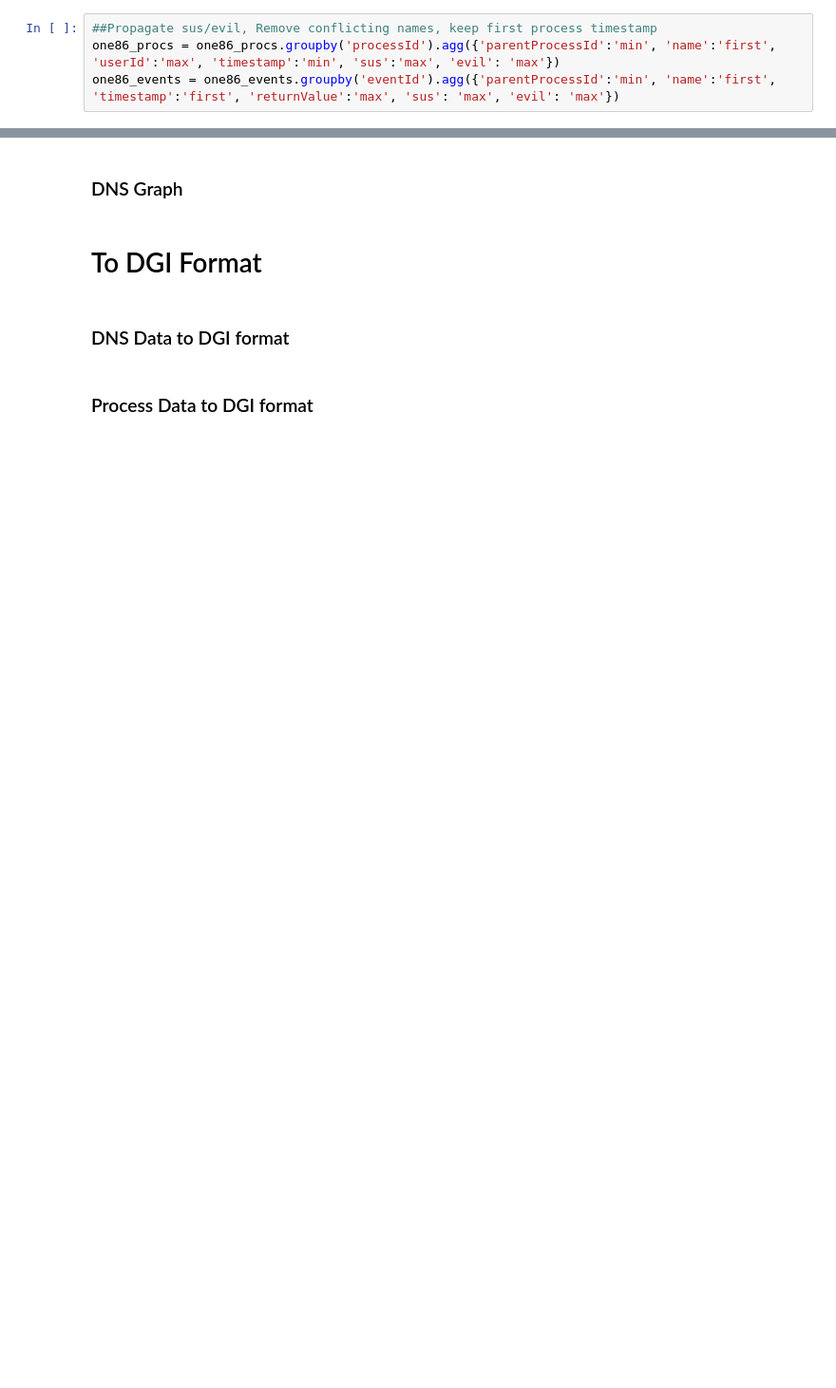
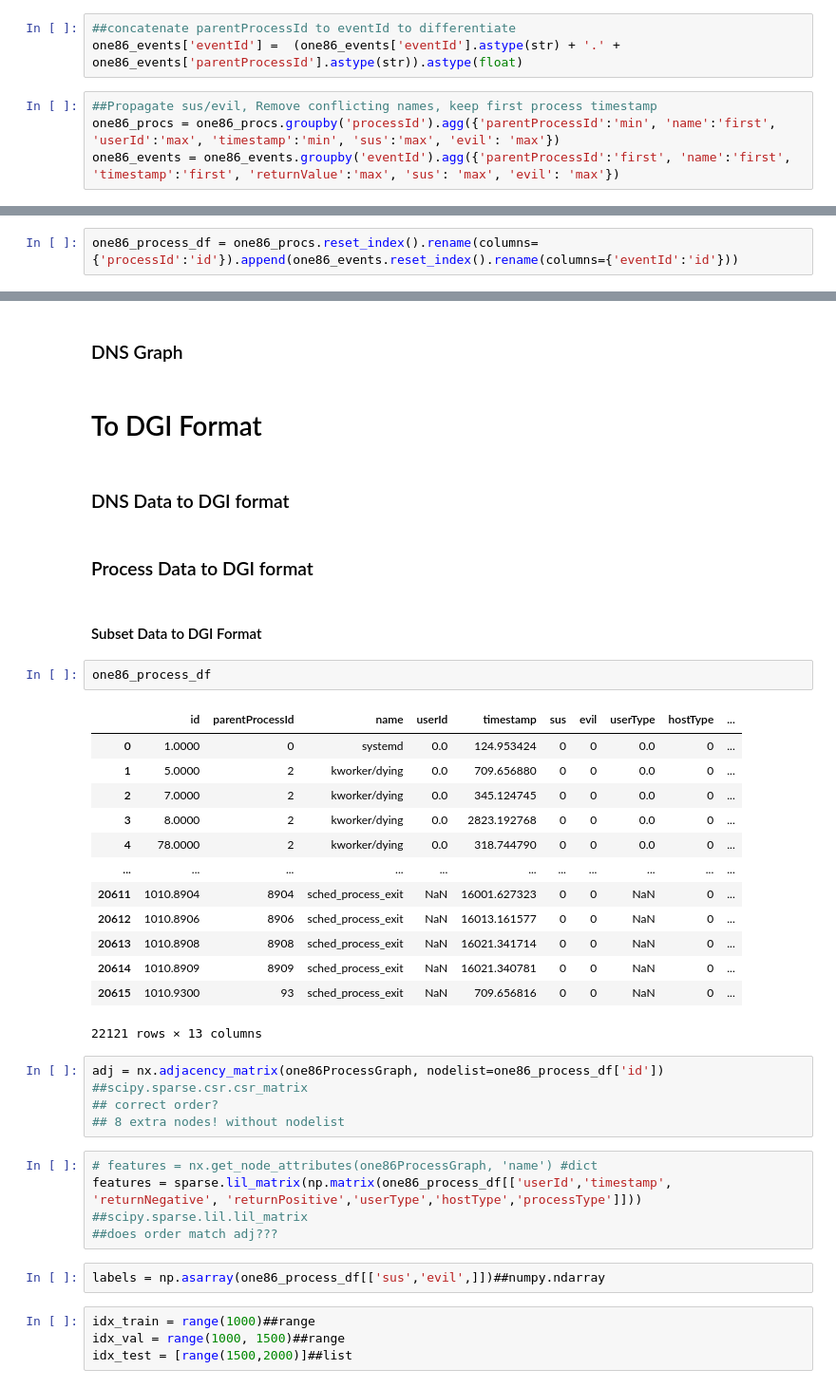
Before and after one commit to BishalLakha/BETH_data_analysis, a Jupyter notebook: saras_beth_processing.ipynb, the cells around one changed output, grey strips where cells are left out. Shown at 95% size. Saved outputs shown, nothing was run; the diff lists cells and outputs as text; blank space fills up the shorter version.

```diff
--- a/saras_beth_processing.ipynb
+++ b/saras_beth_processing.ipynb
@@ -273,5 +141,8 @@ Length: 713867, dtype: int64
+# %%
+##concatenate parentProcessId to eventId to differentiate
+one86_events['eventId'] =  (one86_events['eventId'].astype(str) + '.' + one86_events['parentProcessId'].astype(str)).astype(float)
 # %%
 ##Propagate sus/evil, Remove conflicting names, keep first process timestamp
 one86_procs = one86_procs.groupby('processId').agg({'parentProcessId':'min', 'name':'first', 'userId':'max', 'timestamp':'min', 'sus':'max', 'evil': 'max'})
-one86_events = one86_events.groupby('eventId').agg({'parentProcessId':'min', 'name':'first', 'timestamp':'first', 'returnValue':'max', 'sus': 'max', 'evil': 'max'})
+one86_events = one86_events.groupby('eventId').agg({'parentProcessId':'first', 'name':'first', 'timestamp':'first', 'returnValue':'max', 'sus': 'max', 'evil': 'max'})
 # %%
@@ -310,3 +198,5 @@ one86_procs
 ### Process Graph
 # %% [markdown]
 #### Subset Data Graph
+# %%
+one86_process_df = one86_procs.reset_index().rename(columns={'processId':'id'}).append(one86_events.reset_index().rename(columns={'eventId':'id'}))
@@ -341,3 +259,35 @@ Graph is weighted: False
 ### DNS Data to DGI format
 # %% [markdown]
 ### Process Data to DGI format
+# %% [markdown]
+#### Subset Data to DGI Format
+# %%
+one86_process_df
+# %% [output]
+|  | id | parentProcessId | name | userId | timestamp | sus | evil | userType | hostType | ... |
+| 0 | 1.0000 | 0 | systemd | 0.0 | 124.953424 | 0 | 0 | 0.0 | 0 | ... |
+| 1 | 5.0000 | 2 | kworker/dying | 0.0 | 709.656880 | 0 | 0 | 0.0 | 0 | ... |
+| 2 | 7.0000 | 2 | kworker/dying | 0.0 | 345.124745 | 0 | 0 | 0.0 | 0 | ... |
+| 3 | 8.0000 | 2 | kworker/dying | 0.0 | 2823.192768 | 0 | 0 | 0.0 | 0 | ... |
+| 4 | 78.0000 | 2 | kworker/dying | 0.0 | 318.744790 | 0 | 0 | 0.0 | 0 | ... |
+| ... | ... | ... | ... | ... | ... | ... | ... | ... | ... | ... |
+| 20611 | 1010.8904 | 8904 | sched_process_exit | NaN | 16001.627323 | 0 | 0 | NaN | 0 | ... |
+| 20612 | 1010.8906 | 8906 | sched_process_exit | NaN | 16013.161577 | 0 | 0 | NaN | 0 | ... |
+| 20613 | 1010.8908 | 8908 | sched_process_exit | NaN | 16021.341714 | 0 | 0 | NaN | 0 | ... |
+| 20614 | 1010.8909 | 8909 | sched_process_exit | NaN | 16021.340781 | 0 | 0 | NaN | 0 | ... |
+| 20615 | 1010.9300 | 93 | sched_process_exit | NaN | 709.656816 | 0 | 0 | NaN | 0 | ... |
+22121 rows × 13 columns
+# %%
+adj = nx.adjacency_matrix(one86ProcessGraph, nodelist=one86_process_df['id']) ##scipy.sparse.csr.csr_matrix
+## correct order?
+## 8 extra nodes! without nodelist
+# %%
+# features = nx.get_node_attributes(one86ProcessGraph, 'name') #dict
+features = sparse.lil_matrix(np.matrix(one86_process_df[['userId','timestamp', 'returnNegative', 'returnPositive','userType','hostType','processType']])) ##scipy.sparse.lil.lil_matrix
+##does order match adj???
+# %%
+labels = np.asarray(one86_process_df[['sus','evil',]])##numpy.ndarray
+# %%
+idx_train = range(1000)##range
+idx_val = range(1000, 1500)##range
+idx_test = [range(1500,2000)]##list
```
Also changed, not shown: parts of 31 cells of this notebook.
